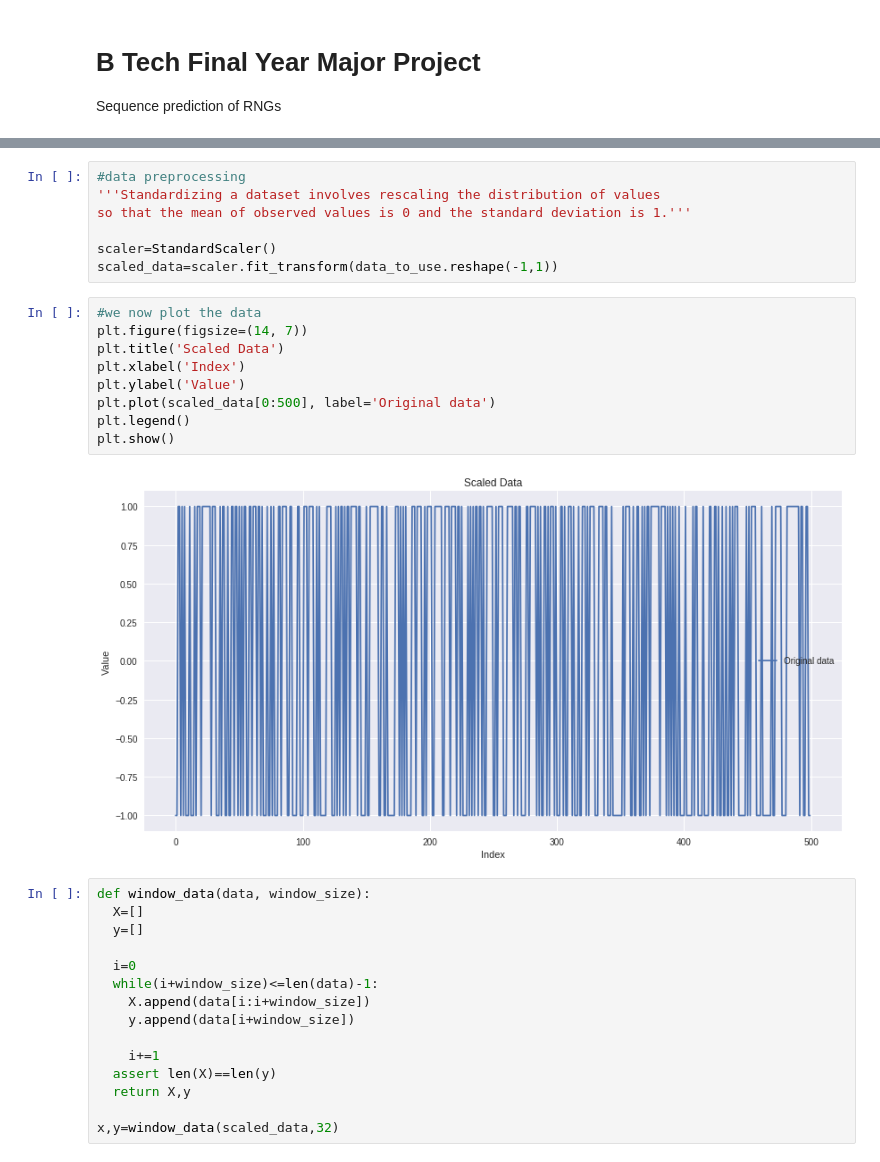
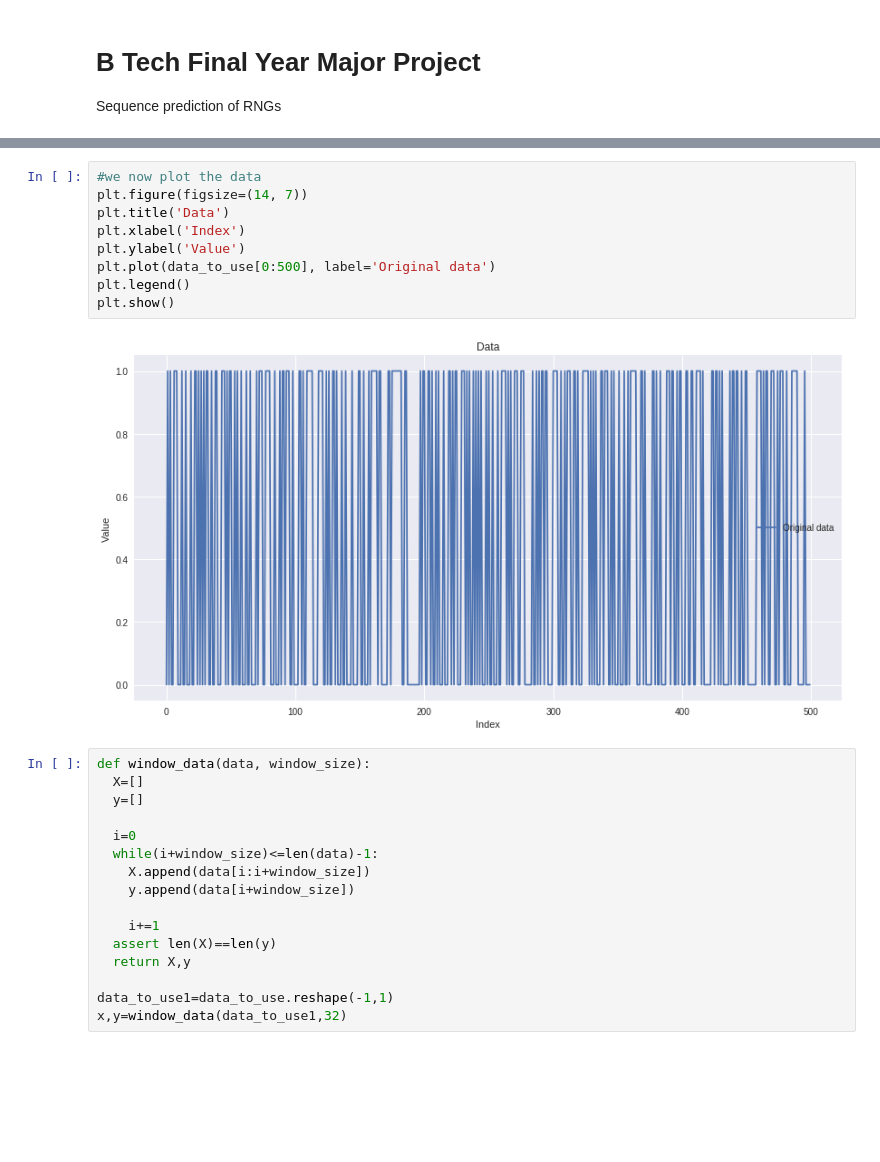
Before and after one commit to mrigakshipandey/Personal, a Jupyter notebook: MLP.ipynb, the cells around one changed output, grey strips where cells are left out. Drawn from its saved outputs; the diff is of its cells as text; blank space fills up the shorter version.

```diff
--- a/MLP.ipynb
+++ b/MLP.ipynb
@@ -67,21 +67,14 @@ array([0, 0, 1, ..., 0, 0, 1])
-# %%
-#data preprocessing
-'''Standardizing a dataset involves rescaling the distribution of values
-so that the mean of observed values is 0 and the standard deviation is 1.'''
-
-scaler=StandardScaler()
-scaled_data=scaler.fit_transform(data_to_use.reshape(-1,1))
 # %%
 #we now plot the data
 plt.figure(figsize=(14, 7))
-plt.title('Scaled Data')
+plt.title('Data')
 plt.xlabel('Index')
 plt.ylabel('Value')
-plt.plot(scaled_data[0:500], label='Original data')
+plt.plot(data_to_use[0:500], label='Original data')
 plt.legend()
 plt.show()
 # %% [output]
-[figure, old version]
+[figure, new version]
 # %%
 def window_data(data, window_size):
   X=[]
@@ -96,4 +89,5 @@ def window_data(data, window_size):
   assert len(X)==len(y)
   return X,y
 
-x,y=window_data(scaled_data,32)
+data_to_use1=data_to_use.reshape(-1,1)
+x,y=window_data(data_to_use1,32)
```
Also changed, not shown: parts of 8 cells of this notebook.
